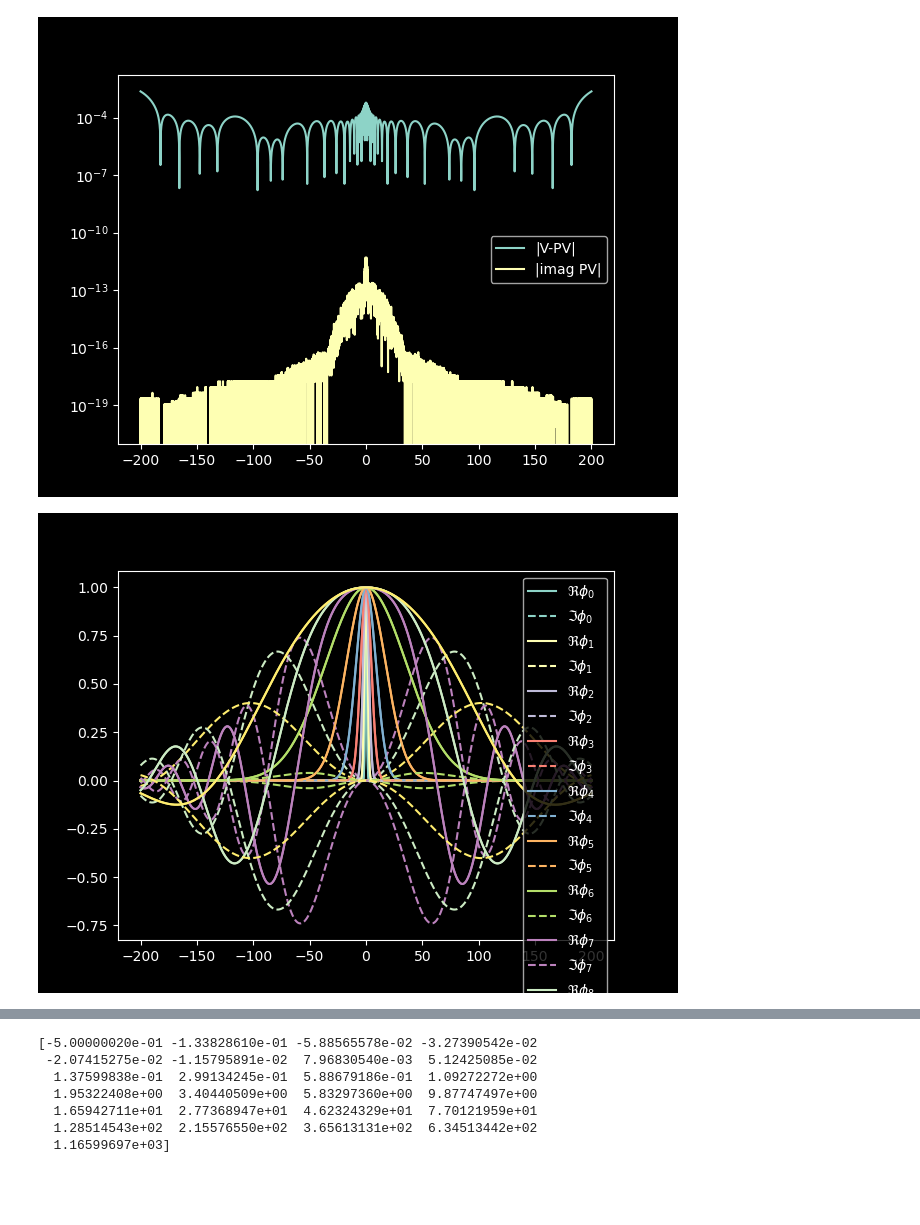
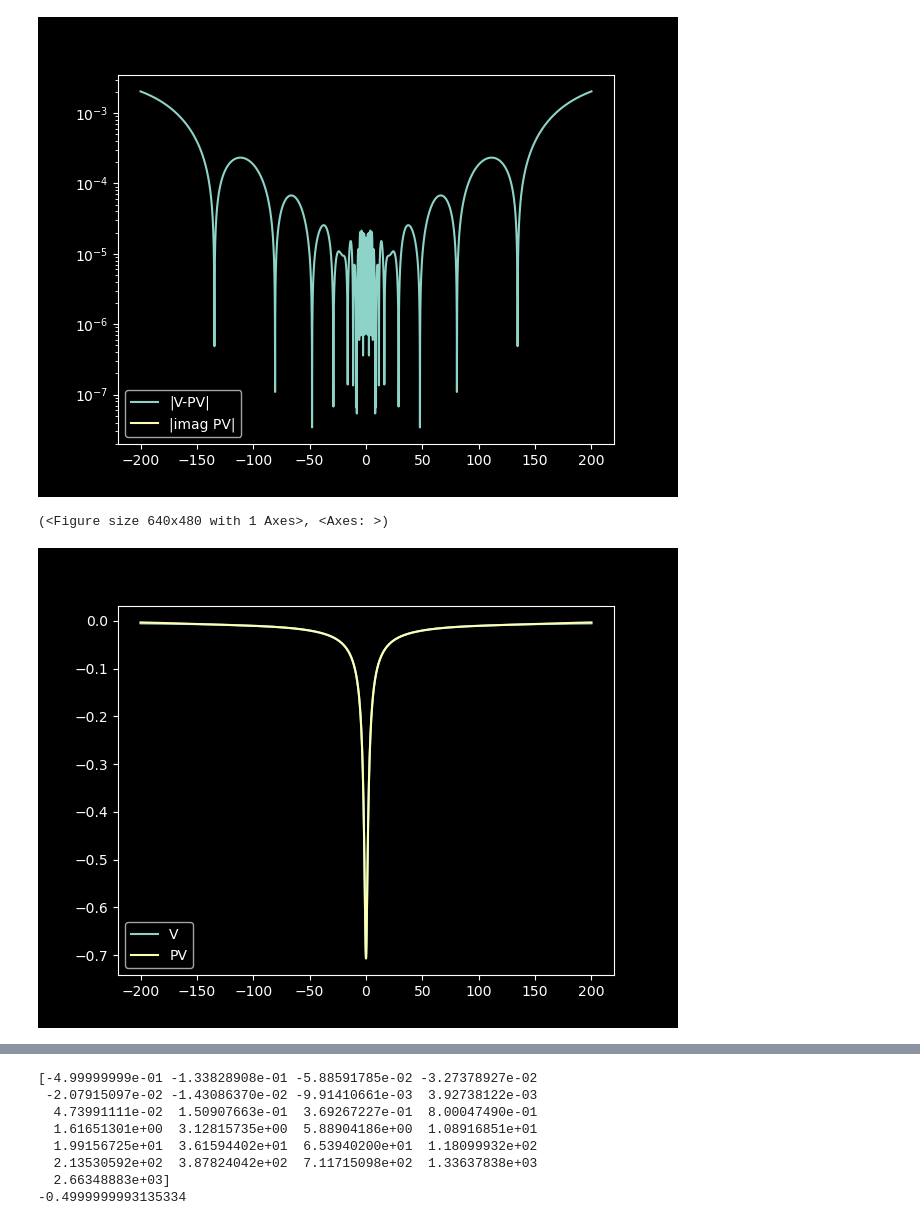
Before and after one commit to simenkva/tdvp_gauss_1d, a Jupyter notebook: make_potential.ipynb, the cells around one changed output, grey strips where cells are left out. Saved outputs shown, nothing was run; the diff lists cells and outputs as text; code cells hidden in the pictures; blank space fills up the shorter version.

```diff
--- a/make_potential.ipynb
+++ b/make_potential.ipynb
@@ -130,7 +146,7 @@ plt.show()
 # %%
 from scipy.optimize import minimize
 
-def optimize_several_times(n_times, promote, n_var, p=2):
+def optimize_several_times(n_times, promote, n_var, p=2, purify=False):
 
     np.random.seed(10)
 
@@ -138,9 +154,9 @@ def optimize_several_times(n_times, promote, n_var, p=2):
     y_best = None
     y_list = []
     for k in range(n_times):
-        y = np.random.randn(n_var)
+        y = np.array([-6,6]) + 10*np.random.randn(n_var)
         objective.n_eval = 0
-        fun = lambda z: objective(z, promote, p=p)
+        fun = lambda z: objective(z, promote, p=p, purify=purify)
         res = minimize(fun, y, method='Powell', options={'maxiter': 1000}, tol=1e-7)
         #print(res)
         #print(df.z)
@@ -153,5 +169,6 @@ def optimize_several_times(n_times, promote, n_var, p=2):
 
     return y_best, y_list
 
-y_best, y_list = optimize_several_times(40, promote_generalized_tempered, 2, p=p)
+#y_best, y_list = optimize_several_times(40, promote_generalized_tempered, 2, p=p, purify=True)
+y_best, y_list = optimize_several_times(20, promote_tempered, 2, p=p)
 # %% [output]
@@ -175,9 +192,10 @@ ic| res.fun: 0.35867886052015585
 # %%
-def plot_potential_approx(z_pot):
+def plot_potential_approx(z_pot, purify=False):
     df.set_z(z_pot)
     c = df.projection(x, V)
-    c_block = (c[:n] + c[n:].conj())/2 # purify c
-    c = np.concatenate([c_block, c_block.conj()])
+    if purify:
+        c_block = (c[:n] + c[n:].conj())/2 # purify c
+        c = np.concatenate([c_block, c_block.conj()])
     PV = df.eval_grid(x, c)
     plt.figure()
     plt.plot(x, V, label='V')
@@ -189,7 +207,8 @@ def plot_potential_approx(z_pot):
     plt.legend()
     plt.show()
 
-plot_potential_approx(promote_generalized_tempered(y_best))
+plot_potential_approx(promote_tempered(y_best))
+#plot_potential_approx(promote_generalized_tempered(y_best))
 
 plot_basis(df.z, x, g)
 # %% [output]
@@ -199,12 +219,13 @@ plot_basis(df.z, x, g)
 # %%
 
 objective.n_eval = 0
-fun = lambda z: objective(z, promote_ab)
-z_best = promote_generalized_tempered(y_best)
-y = z_best[:2,:n].flatten()
+fun = lambda z: objective(z, promote_a)
+z_best = promote_tempered(y_best)
+#z_best = promote_generalized_tempered(y_best)
+y = z_best[:1,:n].flatten()
 # %%
 objective.n_eval = 0
-fun = lambda y: objective(y, promote_ab, verbose=True, print_every=100, p=p)
+fun = lambda y: objective(y, promote_a, verbose=True, print_every=100, p=p)
 res = minimize(fun, y, method='Powell', options={'maxiter': 1000}, tol=1e-7)
 y_best2 = res.x
 print(res.x, res.fun)
@@ -244,18 +265,19 @@ res
 # %%
-plot_potential_approx(promote_ab(res.x))
+plot_potential_approx(promote_a(res.x))
 # c = df.projection(x, V)
 # PV = df.eval_grid(x, c)
 # plt.figure()
 # plt.plot(x, V, label='V')
 # plt.plot(x, PV, label='PV')
 # plt.legend()
 # plt.figure()
 # plt.semilogy(x, np.abs(V - PV), label='|V-PV|')
 # plt.semilogy(x, np.abs(PV.imag), label='|imag PV|')
 # plt.legend()
 # plt.show()
 
 plot_basis(df.z, x, g)
 # %% [output]
-[figure, old version]
+[figure, new version]
+(<Figure size 640x480 with 1 Axes>, <Axes: >)
-[figure, old version]
+[figure, new version]
@@ -278,14 +300,16 @@ df.hamiltonian_matrix()
 S, H = df.S, df.H
 e, v = eigh(H, S)
 print(e)
+print(e[0])
 # %% [output]
-[-5.00000020e-01 -1.33828610e-01 -5.88565578e-02 -3.27390542e-02
- -2.07415275e-02 -1.15795891e-02  7.96830540e-03  5.12425085e-02
-  1.37599838e-01  2.99134245e-01  5.88679186e-01  1.09272272e+00
-  1.95322408e+00  3.40440509e+00  5.83297360e+00  9.87747497e+00
-  1.65942711e+01  2.77368947e+01  4.62324329e+01  7.70121959e+01
-  1.28514543e+02  2.15576550e+02  3.65613131e+02  6.34513442e+02
-  1.16599697e+03]
+[-4.99999999e-01 -1.33828908e-01 -5.88591785e-02 -3.27378927e-02
+ -2.07915097e-02 -1.43086370e-02 -9.91410661e-03  3.92738122e-03
+  4.73991111e-02  1.50907663e-01  3.69267227e-01  8.00047490e-01
+  1.61651301e+00  3.12815735e+00  5.88904186e+00  1.08916851e+01
+  1.99156725e+01  3.61594402e+01  6.53940200e+01  1.18099932e+02
+  2.13530592e+02  3.87824042e+02  7.11715098e+02  1.33637838e+03
+  2.66348883e+03]
+-0.4999999993135334
 # %%
 lcg_state = {'c': c_pot, 'z': z_pot, 'name': name, 'E0': e[0]}
 
```
Also changed, not shown: parts of 10 cells of this notebook.
